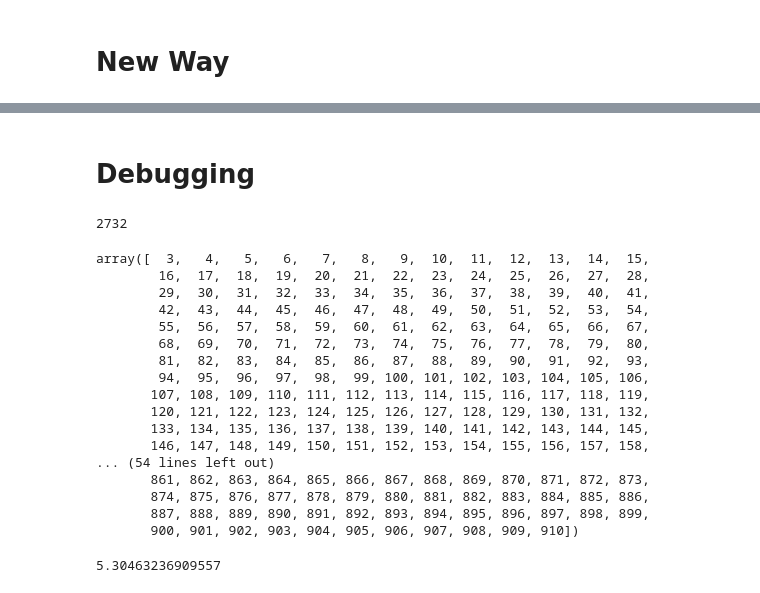
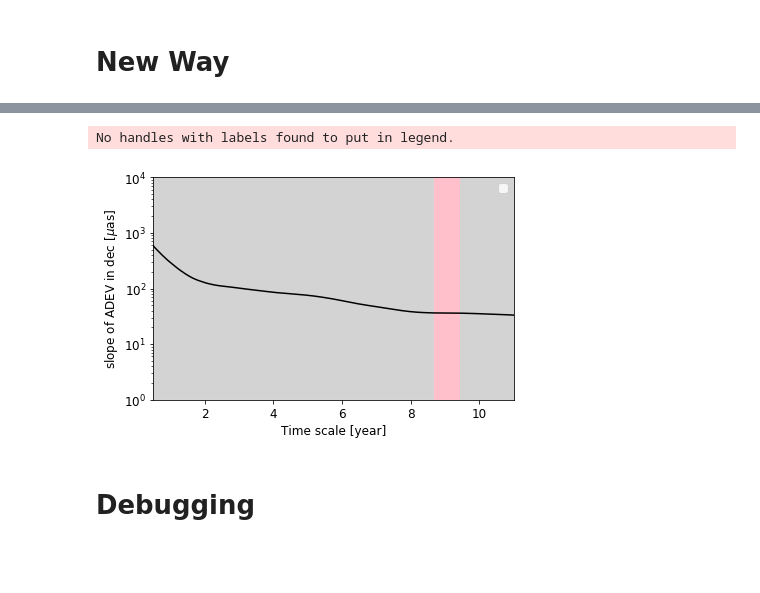
Before and after one commit to verasha/radio-sources, a Jupyter notebook: 1803+784_new.ipynb, the cells around one changed output, grey strips where cells are left out. Saved outputs shown, nothing was run; the diff lists cells and outputs as text; code cells hidden in the pictures; blank space fills up the shorter version.

```diff
--- a/1803+784_new.ipynb
+++ b/1803+784_new.ipynb
@@ -248,40 +299,36 @@ tau_dec_new, allanstd_dec_new = allanoadev_new(df['Dec. (mas)'].values,df['MJD']
+# %%
+fs = 12
+color = 'black'
+ymin = 1
+ymax = 10000
+# %%
+plt.figure()
+ax = plt.gca()
+slopes_dec = np.diff(np.log10(allanstd_dec_new)) / np.diff(np.log10(tau_dec_new))
+plt.plot(tau_dec_year,allanstd_dec_new,color=color)
+plt.fill_between(tau_dec_year[1:], ymin,ymax, where= slopes_dec  < -0.25,color='lightgray',linewidth=1.0,zorder=1)
+plt.fill_between(tau_dec_year[1:], ymin,ymax, where= (-0.25 <= slopes_dec ) & (slopes_dec  <= 0.25),color='pink',linewidth=1.0)
+plt.fill_between(tau_dec_year[1:], ymin,ymax, where= slopes_dec  > 0.25,color='red',step='mid',linewidth=1.0)
+plt.yscale('log')
+#plt.xscale('log')
+ax.xaxis.set_tick_params(labelsize=fs)
+ax.yaxis.set_tick_params(labelsize=fs)
+plt.xlabel('Time scale [year]', fontsize=fs)
+plt.ylabel(r'slope of ADEV in dec [$\mu$as]', fontsize=fs)
+plt.legend(fontsize=fs)
+plt.ylim(ymin,ymax)
+plt.xlim(0.5,11)
+plt.tight_layout()
+# %% [output]
+No handles with labels found to put in legend.
+[figure, added]
 # %% [markdown]
 # Debugging
-# %%
-# === Parameters ===
-
-# Length of observation
-data = df['Dec. (micas)'].values
-N = len(data)
-N
-# %% [output]
-2732
 # %%
+# Length of observation
+N = len(n)
+
 # m array where 3 < m < N/3
 m = np.arange(3,1+round(N//3),1)
-m
+# initial sampling time
+tau0 =  np.mean(np.diff(t))
-# %% [output]
-array([  3,   4,   5,   6,   7,   8,   9,  10,  11,  12,  13,  14,  15,
-        16,  17,  18,  19,  20,  21,  22,  23,  24,  25,  26,  27,  28,
-        29,  30,  31,  32,  33,  34,  35,  36,  37,  38,  39,  40,  41,
-        42,  43,  44,  45,  46,  47,  48,  49,  50,  51,  52,  53,  54,
-        55,  56,  57,  58,  59,  60,  61,  62,  63,  64,  65,  66,  67,
-        68,  69,  70,  71,  72,  73,  74,  75,  76,  77,  78,  79,  80,
-        81,  82,  83,  84,  85,  86,  87,  88,  89,  90,  91,  92,  93,
-        94,  95,  96,  97,  98,  99, 100, 101, 102, 103, 104, 105, 106,
-       107, 108, 109, 110, 111, 112, 113, 114, 115, 116, 117, 118, 119,
-       120, 121, 122, 123, 124, 125, 126, 127, 128, 129, 130, 131, 132,
-       133, 134, 135, 136, 137, 138, 139, 140, 141, 142, 143, 144, 145,
-       146, 147, 148, 149, 150, 151, 152, 153, 154, 155, 156, 157, 158,
-... (54 lines left out)
-       861, 862, 863, 864, 865, 866, 867, 868, 869, 870, 871, 872, 873,
-       874, 875, 876, 877, 878, 879, 880, 881, 882, 883, 884, 885, 886,
-       887, 888, 889, 890, 891, 892, 893, 894, 895, 896, 897, 898, 899,
-       900, 901, 902, 903, 904, 905, 906, 907, 908, 909, 910])
-# %%
-# initial sampling time
-t = df['MJD'].values
-tau0 =  np.mean(np.diff(t))
-tau0
-# %% [output]
-5.30463236909557
```
Also changed, not shown: parts of 19 cells of this notebook, 4 other files.
